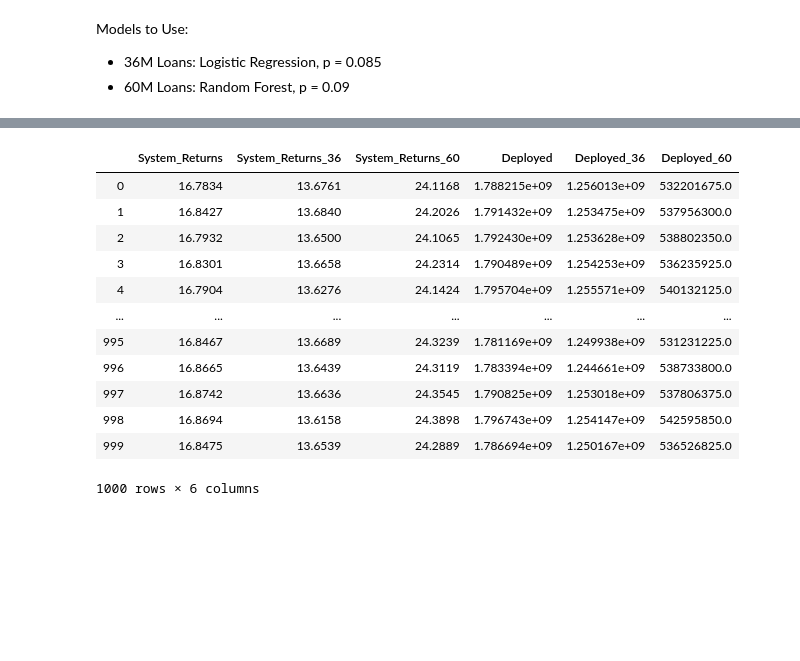
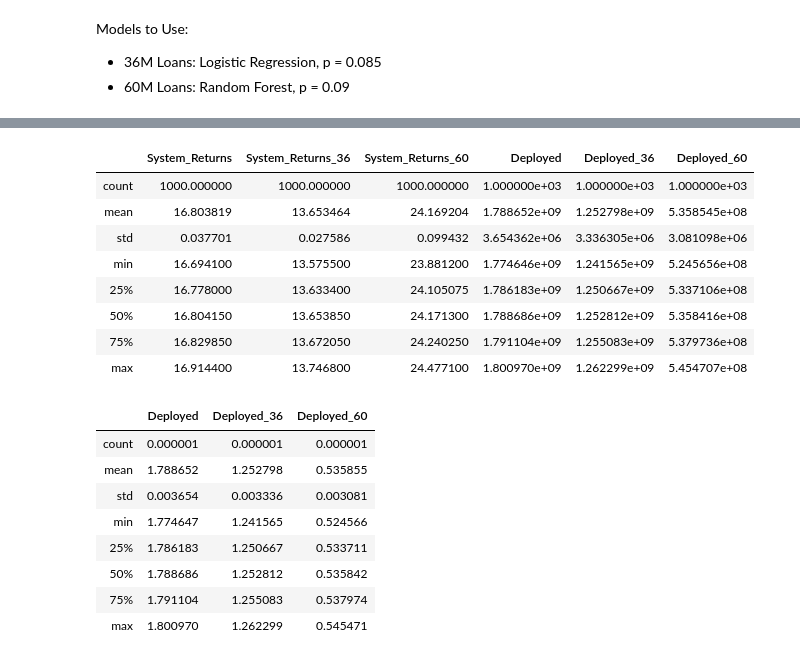
Before and after one commit to ajricks4/lending-club, a Jupyter notebook: LC_Model_Analysis.ipynb, the cells around one changed output, grey strips where cells are left out. Drawn from its saved outputs; the diff is of its cells as text; code cells hidden in the pictures; blank space fills up the shorter version.

```diff
--- a/LC_Model_Analysis.ipynb
+++ b/LC_Model_Analysis.ipynb
@@ -175,16 +214,24 @@ ax.tick_params('y',labelsize=35);
 # %%
-system_data.
+system_data.describe()
 # %% [output]
 |  | System_Returns | System_Returns_36 | System_Returns_60 | Deployed | Deployed_36 | Deployed_60 |
-| 0 | 16.7834 | 13.6761 | 24.1168 | 1.788215e+09 | 1.256013e+09 | 532201675.0 |
-| 1 | 16.8427 | 13.6840 | 24.2026 | 1.791432e+09 | 1.253475e+09 | 537956300.0 |
-| 2 | 16.7932 | 13.6500 | 24.1065 | 1.792430e+09 | 1.253628e+09 | 538802350.0 |
-| 3 | 16.8301 | 13.6658 | 24.2314 | 1.790489e+09 | 1.254253e+09 | 536235925.0 |
-| 4 | 16.7904 | 13.6276 | 24.1424 | 1.795704e+09 | 1.255571e+09 | 540132125.0 |
-| ... | ... | ... | ... | ... | ... | ... |
-| 995 | 16.8467 | 13.6689 | 24.3239 | 1.781169e+09 | 1.249938e+09 | 531231225.0 |
-| 996 | 16.8665 | 13.6439 | 24.3119 | 1.783394e+09 | 1.244661e+09 | 538733800.0 |
-| 997 | 16.8742 | 13.6636 | 24.3545 | 1.790825e+09 | 1.253018e+09 | 537806375.0 |
-| 998 | 16.8694 | 13.6158 | 24.3898 | 1.796743e+09 | 1.254147e+09 | 542595850.0 |
-| 999 | 16.8475 | 13.6539 | 24.2889 | 1.786694e+09 | 1.250167e+09 | 536526825.0 |
+| count | 1000.000000 | 1000.000000 | 1000.000000 | 1.000000e+03 | 1.000000e+03 | 1.000000e+03 |
+| mean | 16.803819 | 13.653464 | 24.169204 | 1.788652e+09 | 1.252798e+09 | 5.358545e+08 |
+| std | 0.037701 | 0.027586 | 0.099432 | 3.654362e+06 | 3.336305e+06 | 3.081098e+06 |
+| min | 16.694100 | 13.575500 | 23.881200 | 1.774646e+09 | 1.241565e+09 | 5.245656e+08 |
+| 25% | 16.778000 | 13.633400 | 24.105075 | 1.786183e+09 | 1.250667e+09 | 5.337106e+08 |
+| 50% | 16.804150 | 13.653850 | 24.171300 | 1.788686e+09 | 1.252812e+09 | 5.358416e+08 |
+| 75% | 16.829850 | 13.672050 | 24.240250 | 1.791104e+09 | 1.255083e+09 | 5.379736e+08 |
+| max | 16.914400 | 13.746800 | 24.477100 | 1.800970e+09 | 1.262299e+09 | 5.454707e+08 |
-1000 rows × 6 columns
+# %%
+system_data.describe()[['Deployed','Deployed_36','Deployed_60']] / 1000000000
+# %% [output]
+|  | Deployed | Deployed_36 | Deployed_60 |
+| count | 0.000001 | 0.000001 | 0.000001 |
+| mean | 1.788652 | 1.252798 | 0.535855 |
+| std | 0.003654 | 0.003336 | 0.003081 |
+| min | 1.774647 | 1.241565 | 0.524566 |
+| 25% | 1.786183 | 1.250667 | 0.533711 |
+| 50% | 1.788686 | 1.252812 | 0.535842 |
+| 75% | 1.791104 | 1.255083 | 0.537974 |
+| max | 1.800970 | 1.262299 | 0.545471 |
```
Also changed, not shown: parts of 9 cells of this notebook, 3 other files.
